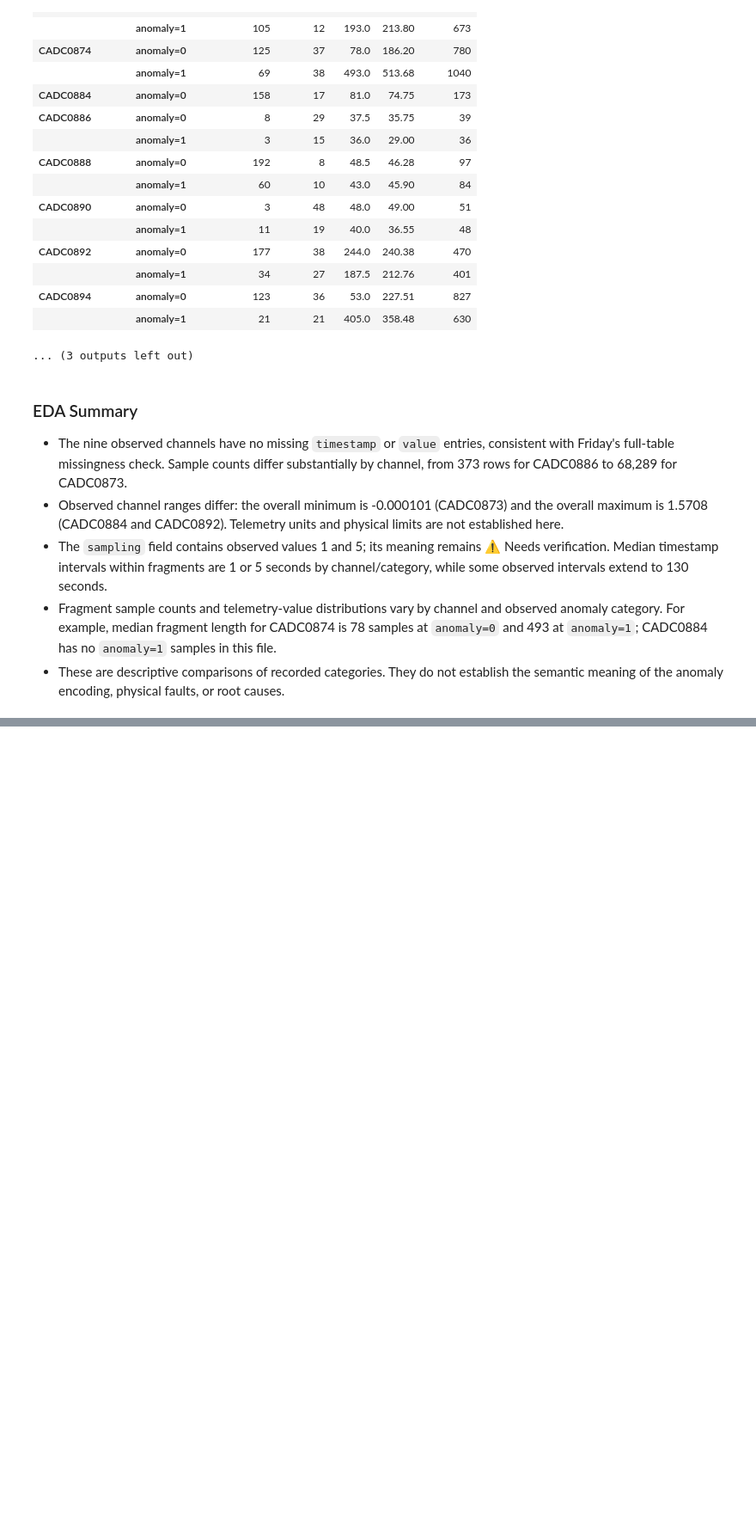
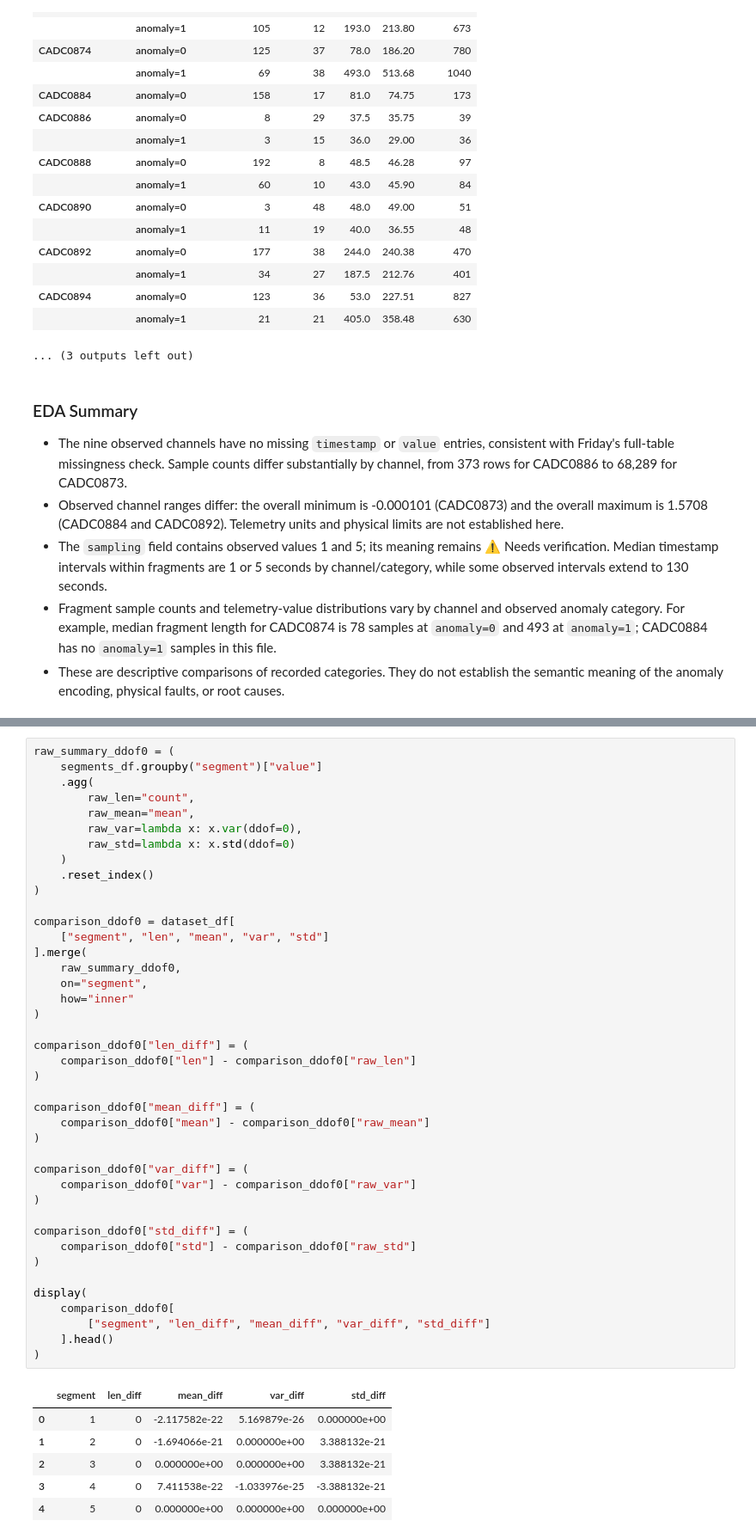
Before and after one commit to varshaangadi/explainable-satellite-telemetry-anomaly-detection, a Jupyter notebook: notebooks/01_dataset_inspection.ipynb, the cells around one changed output, grey strips where cells are left out. Shown at 86% size. Cells and saved outputs as stored; diff of their text form; blank space fills up the shorter version.

```diff
--- a/notebooks/01_dataset_inspection.ipynb
+++ b/notebooks/01_dataset_inspection.ipynb
@@ -593,0 +638,48 @@ Fragment sample counts by channel and observed anomaly category:
+# %%
+raw_summary_ddof0 = (
+    segments_df.groupby("segment")["value"]
+    .agg(
+        raw_len="count",
+        raw_mean="mean",
+        raw_var=lambda x: x.var(ddof=0),
+        raw_std=lambda x: x.std(ddof=0)
+    )
+    .reset_index()
+)
+
+comparison_ddof0 = dataset_df[
+    ["segment", "len", "mean", "var", "std"]
+].merge(
+    raw_summary_ddof0,
+    on="segment",
+    how="inner"
+)
+
+comparison_ddof0["len_diff"] = (
+    comparison_ddof0["len"] - comparison_ddof0["raw_len"]
+)
+
+comparison_ddof0["mean_diff"] = (
+    comparison_ddof0["mean"] - comparison_ddof0["raw_mean"]
+)
+
+comparison_ddof0["var_diff"] = (
+    comparison_ddof0["var"] - comparison_ddof0["raw_var"]
+)
+
+comparison_ddof0["std_diff"] = (
+    comparison_ddof0["std"] - comparison_ddof0["raw_std"]
+)
+
+display(
+    comparison_ddof0[
+        ["segment", "len_diff", "mean_diff", "var_diff", "std_diff"]
+    ].head()
+)
+# %% [output]
+|  | segment | len_diff | mean_diff | var_diff | std_diff |
+| 0 | 1 | 0 | -2.117582e-22 | 5.169879e-26 | 0.000000e+00 |
+| 1 | 2 | 0 | -1.694066e-21 | 0.000000e+00 | 3.388132e-21 |
+| 2 | 3 | 0 | 0.000000e+00 | 0.000000e+00 | 3.388132e-21 |
+| 3 | 4 | 0 | 7.411538e-22 | -1.033976e-25 | -3.388132e-21 |
+| 4 | 5 | 0 | 0.000000e+00 | 0.000000e+00 | 0.000000e+00 |
```
Also changed, not shown: parts of 4 cells of this notebook, 1 other file.
